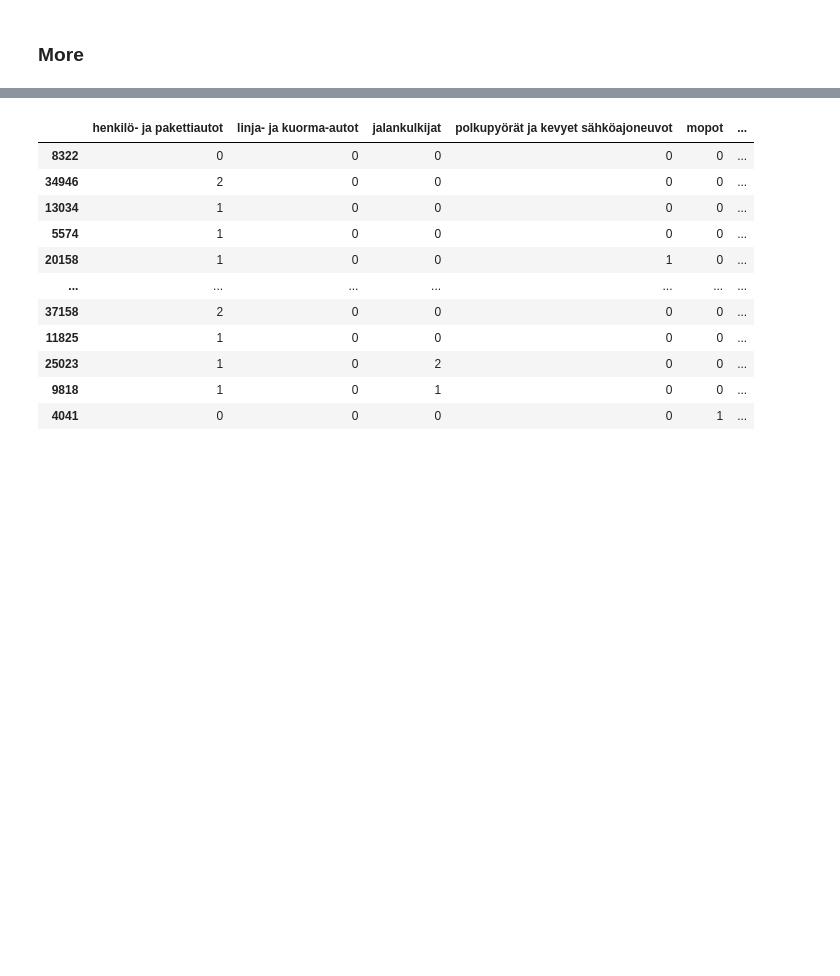
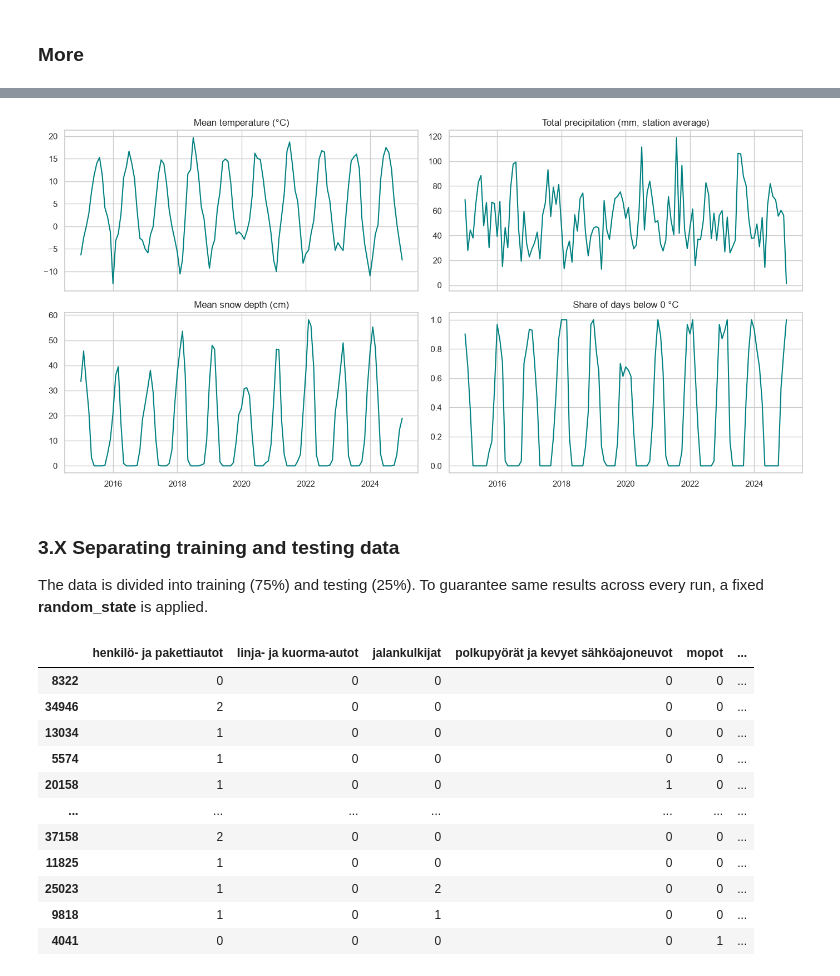
Before and after one commit to TopiAhola/data-and-ml-group5, a Jupyter notebook: project/traffic_accidents_analysis.ipynb, the cells around one changed output, grey strips where cells are left out. Cells and saved outputs as stored; diff of their text form; code cells hidden in the pictures; blank space fills up the shorter version.

```diff
--- a/project/traffic_accidents_analysis.ipynb
+++ b/project/traffic_accidents_analysis.ipynb
@@ -475,0 +484,23 @@ The data is divided into training (75%) and testing (25%). To guarantee same res
+# %%
+d = df_weather_daily.copy()
+d["rrday"] = d["rrday"].clip(lower=0)      # FMI: -1 means a trace amount
+d["snow"] = d["snow"].clip(lower=0)        # FMI: -1 means no snow
+d["vuosi"] = d["date"].dt.year
+d["kuukausi"] = d["date"].dt.month
+
+# 1) one national value per day
+daily_national = d.groupby(["vuosi", "kuukausi", "date"], as_index=False).agg(
+    tday=("tday", "mean"), rrday=("rrday", "mean"), snow=("snow", "mean"))
+
+# 2) monthly features
+df_weather_monthly = daily_national.groupby(["vuosi", "kuukausi"], as_index=False).agg(
+    keski_lampotila=("tday", "mean"),
+    sade_summa=("rrday", "sum"),
+    lumensyvyys=("snow", "mean"),
+    pakkaspaivat_osuus=("tday", lambda s: (s.dropna() < 0).mean()),
+)
+no_snow_obs = df_weather_monthly["lumensyvyys"].isna().sum()
+df_weather_monthly["lumensyvyys"] = df_weather_monthly["lumensyvyys"].fillna(0)
+
+print("Monthly weather table:", df_weather_monthly.shape, "| months without any snow observation set to 0:", no_snow_obs)
+display(df_weather_monthly.head(14))
@@ -476,3 +524,20 @@ The data is divided into training (75%) and testing (25%). To guarantee same res
+# %%
+WX_FEATURES = ["keski_lampotila", "sade_summa", "lumensyvyys", "pakkaspaivat_osuus"]
+
+fig, axes = plt.subplots(2, 2, figsize=(14, 7), sharex=True)
+x = pd.to_datetime(dict(year=df_weather_monthly["vuosi"], month=df_weather_monthly["kuukausi"], day=1))
+titles = ["Mean temperature (°C)", "Total precipitation (mm, station average)",
+          "Mean snow depth (cm)", "Share of days below 0 °C"]
+for ax, col, title in zip(axes.ravel(), WX_FEATURES, titles):
+    ax.plot(x, df_weather_monthly[col], color="teal")
+    ax.set_title(title)
+plt.tight_layout(); plt.show()
+# %% [output]
+[figure, added]
+# %% [markdown]
+### 3.X Separating training and testing data
+
+The data is divided into training (75%) and testing (25%). To guarantee same results across every run, a fixed **random_state** is applied.
 # %%
 from sklearn.model_selection import train_test_split
 
```
Also changed, not shown: parts of 6 cells of this notebook.
